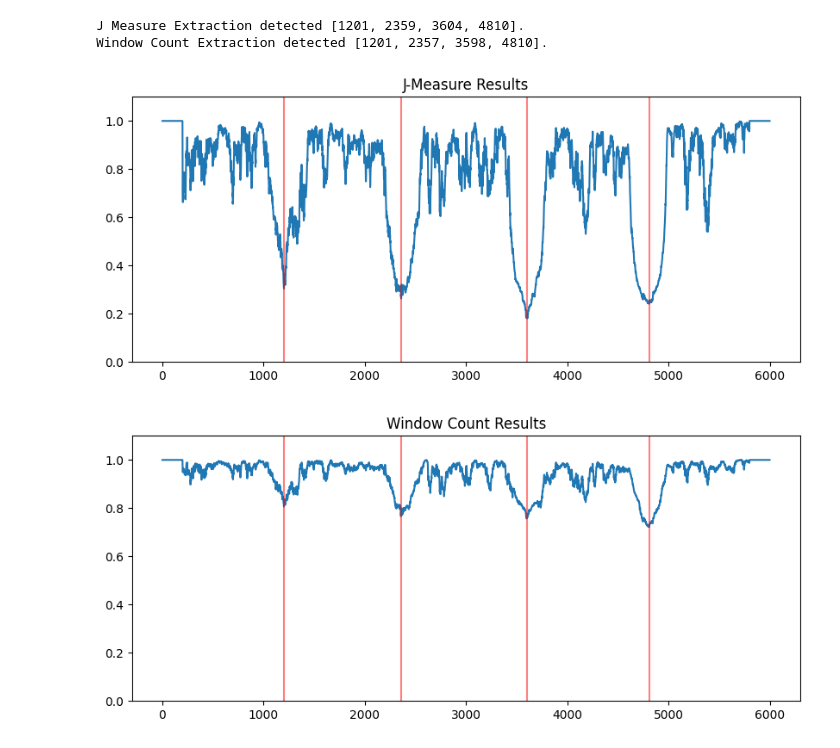
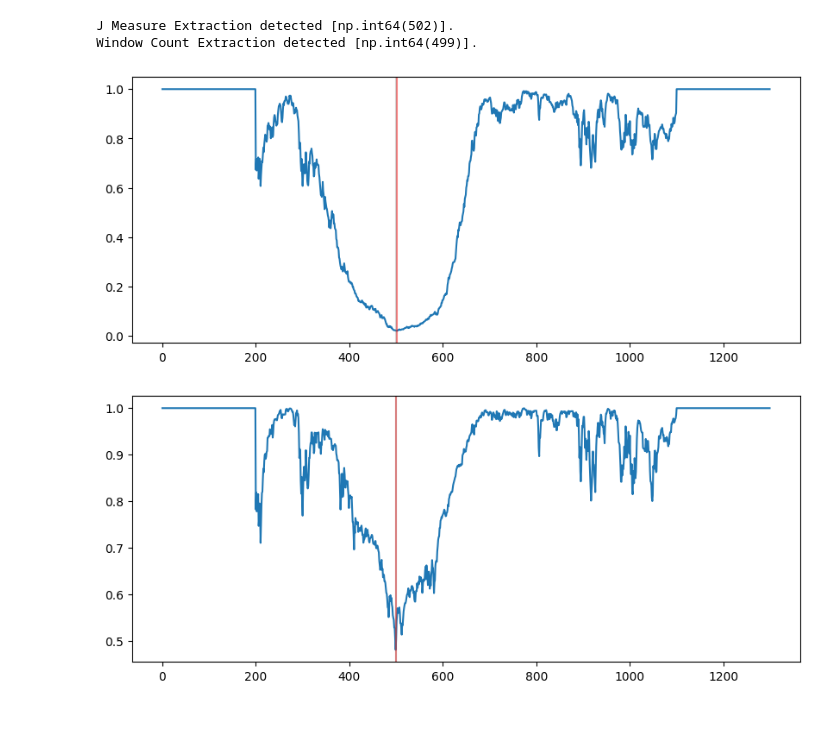
Before and after one commit to vinhhoanglong/experiments-drift-detection, a Jupyter notebook: notebooks/Bose.ipynb, the cells around one changed output. Saved outputs shown, nothing was run; the diff lists cells and outputs as text; code cells hidden in the pictures; blank space fills up the shorter version.

```diff
--- a/notebooks/Bose.ipynb
+++ b/notebooks/Bose.ipynb
@@ -10,4 +10,4 @@ from datetime import datetime as dt
 # %%
 from pm4py import read_xes
 # %%
-log = read_xes('data/bose_log.xes')
+log = read_xes('data/sudden.xes')
@@ -28,23 +37,24 @@ cp_wc = bose.visualInspection(p_wc, WINDOW_SIZE)
 print(f"J Measure Extraction detected {cp_j}.")
 print(f"Window Count Extraction detected {cp_wc}.")
 # %% [output]
-J Measure Extraction detected [1201, 2359, 3604, 4810].
-Window Count Extraction detected [1201, 2357, 3598, 4810].
+J Measure Extraction detected [np.int64(502)].
+Window Count Extraction detected [np.int64(499)].
 # %%
 import matplotlib.pyplot as plt
 # %%
 
-def plotPvals(sig, cp, title):
+TRUE_CHANGEPOINTS = [500]
+def plotPvals(sig, cp, known_cp):
     fig = plt.figure(figsize=(10,4))
     plt.plot(sig)
     for c in cp:
         plt.axvline(x=c, color="red", alpha=0.5)
-    plt.ylim(0,1.1)
-    plt.title(title)
+    for c in known_cp:
+        plt.axvline(x=c, color="grey", alpha=0.3)
     plt.show()
 
-plotPvals(p_j,cp_j, "J-Measure Results")
-plotPvals(p_wc,cp_wc, "Window Count Results")
+plotPvals(p_j,cp_j, TRUE_CHANGEPOINTS)
+plotPvals(p_wc,cp_wc, TRUE_CHANGEPOINTS)
 # %% [output]
-[figure, old version]
+[figure, new version]
-[figure, old version]
+[figure, new version]
```
Also changed, not shown: parts of 2 cells of this notebook, 42 other files.
